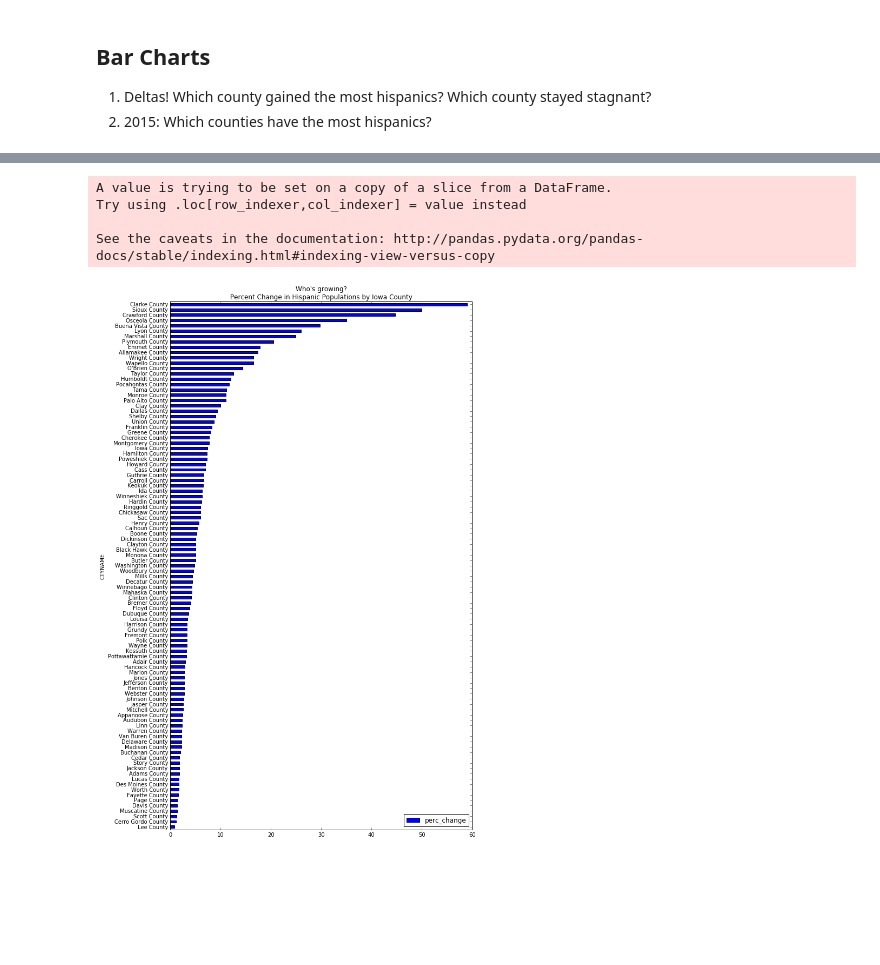
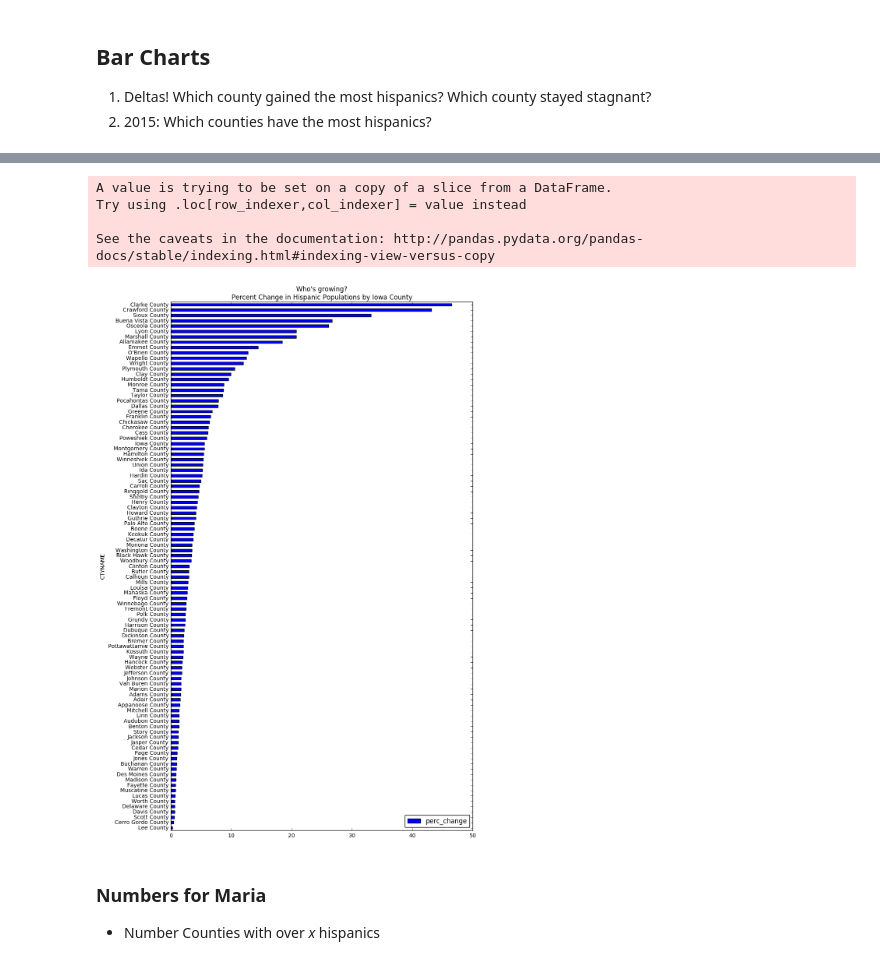
Before and after one commit to ryan-p-larson/DI-Hisp, a Jupyter notebook: notebooks/analysis.ipynb, the cells around one changed output, grey strips where cells are left out. Drawn from its saved outputs; the diff is of its cells as text; code cells hidden in the pictures; blank space fills up the shorter version.

Commit message:
Number crunching for Maria. Fix paths in analysis notebook

```diff
--- a/notebooks/analysis.ipynb
+++ b/notebooks/analysis.ipynb
@@ -9,13 +9,13 @@ dirData = '../data/'
 dirDataExt = dirData + 'external/'
 dirDataProc = dirData + 'processed/'
 
-hispIaF = dirDataProc + 'ia-hisp-counties.csv'
+hispIaF = dirDataProc + '/populations/ia-hisp-counties.csv'
 # %%
 # load the csv
 hispIA = pd.read_csv(hispIaF, index_col=False, dtype={'COUNTY':str})
 
 # Create a variable to store the population deltas
-hispIA['hisp_delta'] = hispIA.hisp_perc2015 - hispIA.hisp_perc1990
+hispIA['hisp_delta'] = hispIA.hisp_perc2012 - hispIA.hisp_perc1996
 
 hispIA.head(2)
 # %% [output]
@@ -105,18 +105,22 @@ plt.show()
 # %%
 # percent change
 
 #Create a dataframe and then calculate % change ((new - original)/original)
-hispPercChange = hispIA[['CTYNAME', 'hisp_perc1990', 'hisp_perc2015', 'hisp_delta']]
-hispPercChange['perc_change'] = (hispPercChange['hisp_delta'] / hispPercChange['hisp_perc1990'])
+hispPercChange = hispIA[['CTYNAME', 'hisp_perc1992', 'hisp_perc2012', 'hisp_delta']]
+hispPercChange['perc_change'] = (hispPercChange['hisp_delta'] / hispPercChange['hisp_perc1992'])
 
 # Plot it
 hispPercChange[['CTYNAME', 'perc_change']].set_index('CTYNAME').sort_values('perc_change').plot.barh(
     figsize=(10,17.5), title="Who's growing?\nPercent Change in Hispanic Populations by Iowa County")
 
 plt.show()
 # %% [output]
 A value is trying to be set on a copy of a slice from a DataFrame.
 Try using .loc[row_indexer,col_indexer] = value instead
 
 See the caveats in the documentation: http://pandas.pydata.org/pandas-docs/stable/indexing.html#indexing-view-versus-copy
-[figure, old version]
+[figure, new version]
+# %% [markdown]
+### Numbers for Maria
+
+- Number Counties with over *x* hispanics
```
Also changed, not shown: parts of 15 cells of this notebook, 1 other file.
